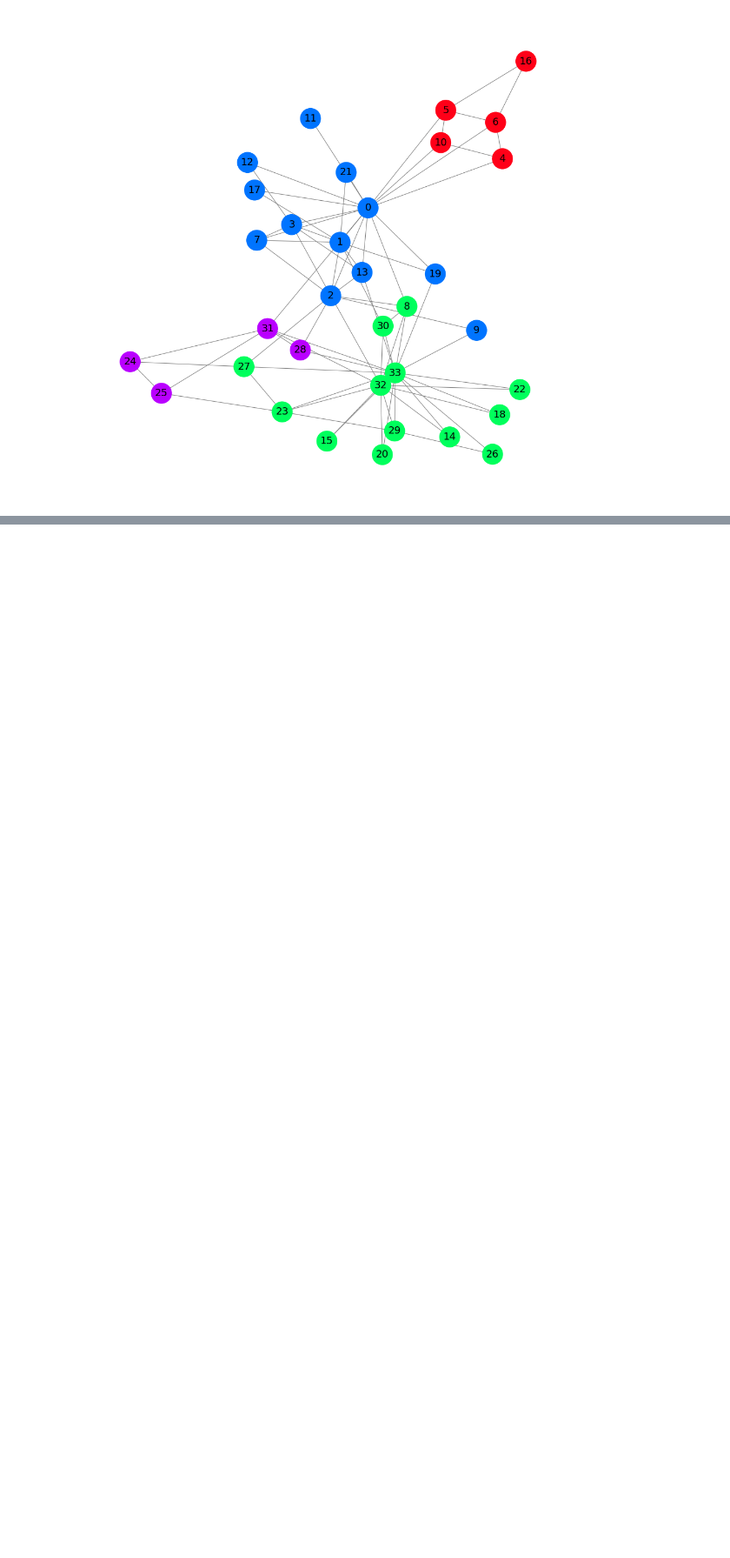
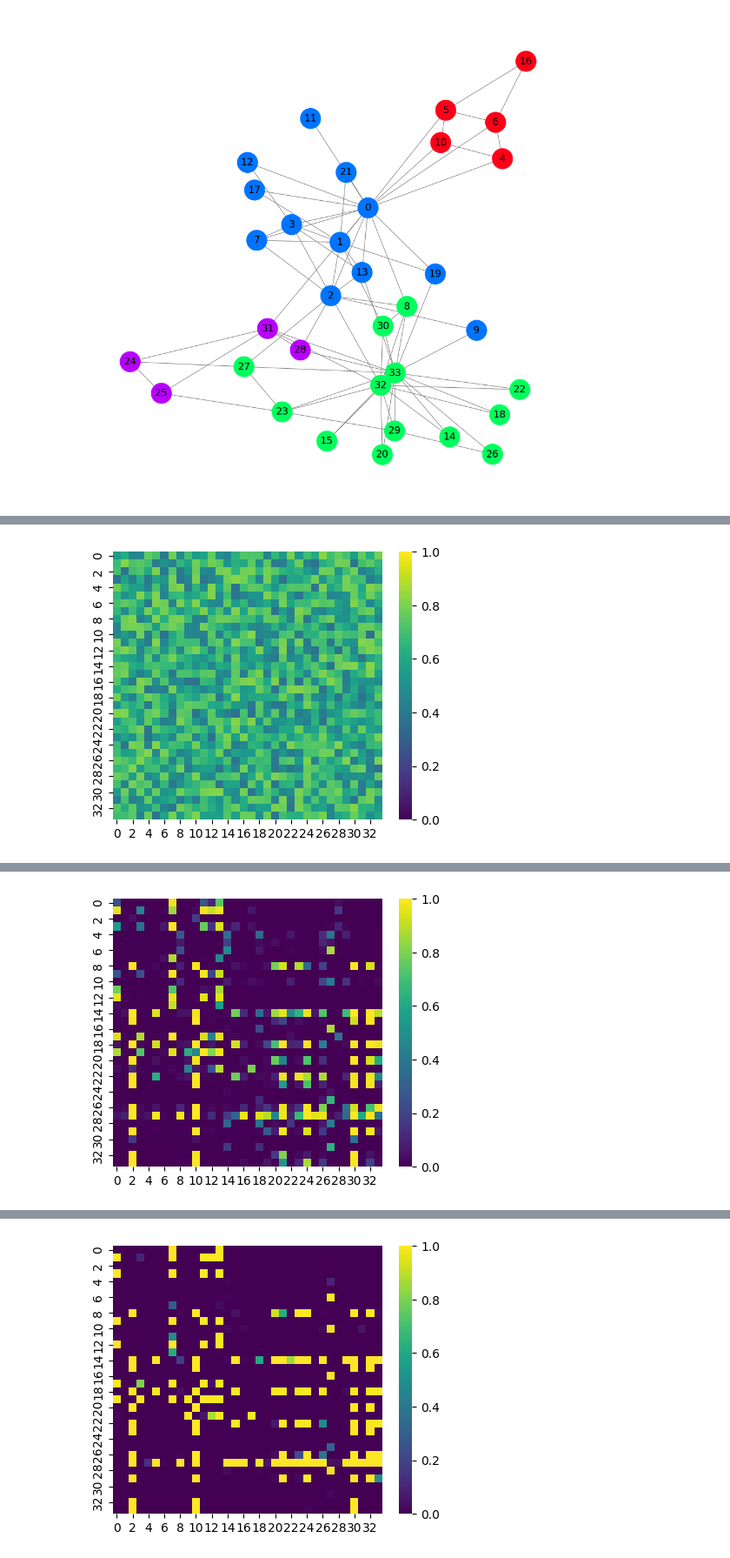
Before and after one commit to filipebcsilva/GCN-TUTORIAL, a Jupyter notebook: karate_club DGCN.ipynb, the cells around one changed output, grey strips where cells are left out. Shown at 87% size. Saved outputs shown, nothing was run; the diff lists cells and outputs as text; code cells hidden in the pictures; blank space fills up the shorter version.

```diff
--- a/karate_club DGCN.ipynb
+++ b/karate_club DGCN.ipynb
@@ -144,4 +134,7 @@ model = DenseGCN()
 # %%
+adj = torch.rand((34,34)) * 0.04 + 0.01
+adj = adj.unsqueeze(0)
+model = DenseGCN(adj)
 x_dense = data.x.unsqueeze(0)
 
 criterion = torch.nn.CrossEntropyLoss()
@@ -156,34 +149,42 @@ embeddings = []
 losses = []
 accuracies = []
 outputs = []
 
 # Training loop
-for epoch in range(201):
+for epoch in range(401):
     # Clear gradients
     optimizer.zero_grad()
 
     # Forward pass
-    h, z = model(x_dense, adj)
+    z = model(x_dense)
     z = z.squeeze(0)
     # Calculate loss function
-    loss = criterion(z, data.y)
+    loss = criterion(z, data.y) + F.sigmoid(50 * model.adj_param).sum() * 0.0002  # Regularization term
 
     # Calculate accuracy
     acc = accuracy(z.argmax(dim=1), data.y)
 
     # Compute gradients
     loss.backward()
 
     # Tune parameters
     optimizer.step()
 
     # Store data for animations
-    embeddings.append(h)
     losses.append(loss)
     accuracies.append(acc)
     outputs.append(z.argmax(dim=1))
 
     # Print metrics every 10 epochs
     if epoch % 10 == 0:
+        adj_now = torch.sigmoid(50* model.adj_param).detach().cpu().numpy()
+
+        plt.figure(figsize=(5, 4))
+        sns.heatmap(adj_now.squeeze(0), cmap="viridis", vmin=0, vmax=1)
+        plt.show()
         print(f'Epoch {epoch:>3} | Loss: {loss:.2f} | Acc: {acc*100:.2f}%')
+    if acc == 1.0:
+        print(f'Perfect accuracy reached at epoch {epoch}. Stopping training.')
+        break
 # %% [output]
+[figure, added]
@@ -190,0 +192 @@ RuntimeError: Expected target size [1, 4], got [1, 34]
+[figure, added]
@@ -190,0 +194 @@ RuntimeError: Expected target size [1, 4], got [1, 34]
+[figure, added]
```
Also changed, not shown: parts of 14 cells of this notebook, 1 other file.
